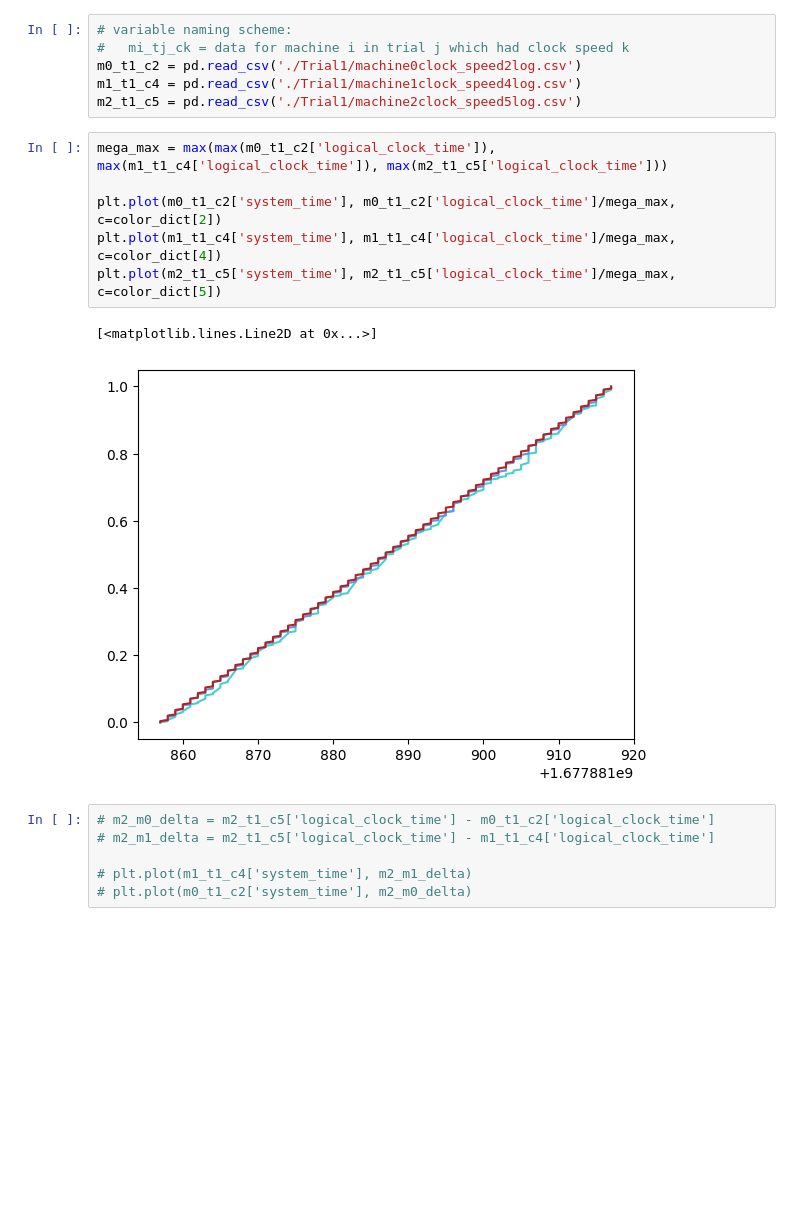
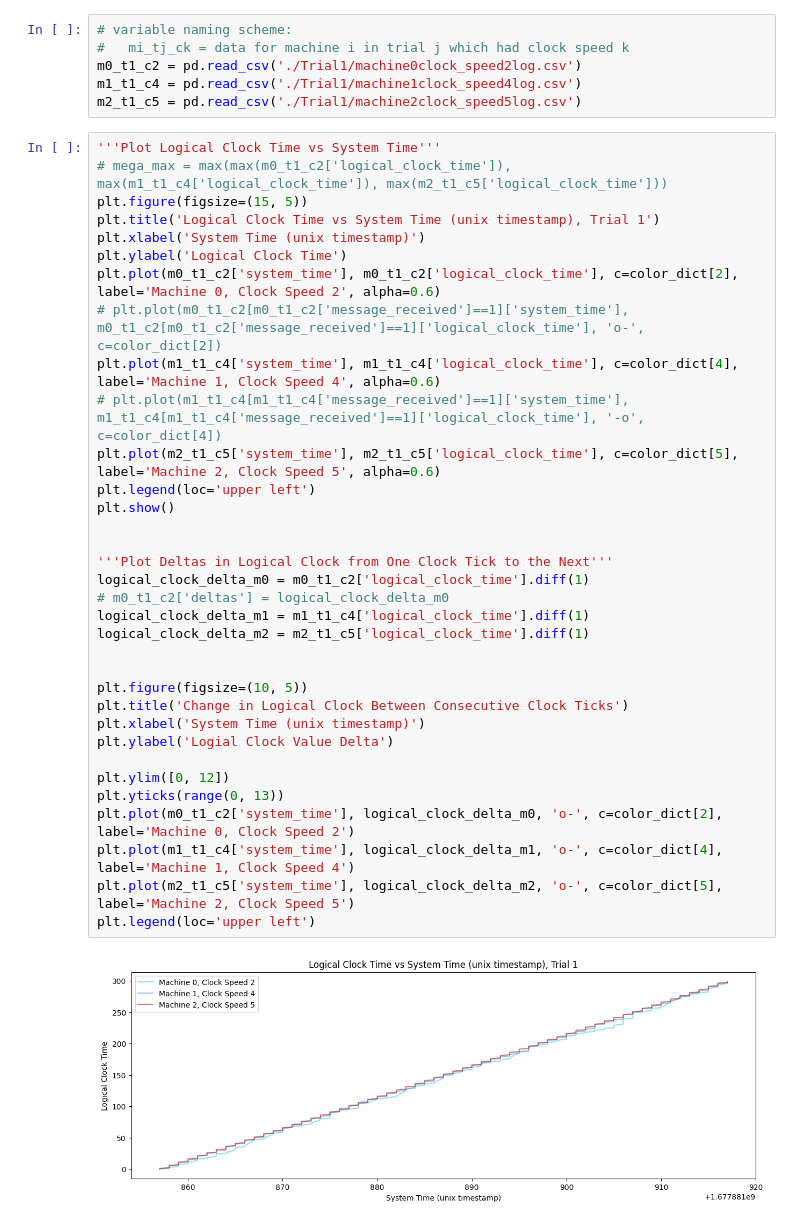
Before and after one commit to carolynwanf/CS262-logical-clocks, a Jupyter notebook: logicalClockAnalysis.ipynb, the cells around one changed output. Cells and saved outputs as stored; diff of their text form; blank space fills up the shorter version.

Commit message:
Adding trials 4 and 5 as well as more plots!

```diff
--- a/logicalClockAnalysis.ipynb
+++ b/logicalClockAnalysis.ipynb
@@ -17,18 +17,39 @@ color_dict = {
 m0_t1_c2 = pd.read_csv('./Trial1/machine0clock_speed2log.csv')
 m1_t1_c4 = pd.read_csv('./Trial1/machine1clock_speed4log.csv')
 m2_t1_c5 = pd.read_csv('./Trial1/machine2clock_speed5log.csv')
-# %%
-mega_max = max(max(m0_t1_c2['logical_clock_time']), max(m1_t1_c4['logical_clock_time']), max(m2_t1_c5['logical_clock_time']))
-
-plt.plot(m0_t1_c2['system_time'], m0_t1_c2['logical_clock_time']/mega_max, c=color_dict[2])
-plt.plot(m1_t1_c4['system_time'], m1_t1_c4['logical_clock_time']/mega_max, c=color_dict[4])
-plt.plot(m2_t1_c5['system_time'], m2_t1_c5['logical_clock_time']/mega_max, c=color_dict[5])
-# %% [output]
-[<matplotlib.lines.Line2D at 0x...>]
-[figure, removed]
-# %%
-# m2_m0_delta = m2_t1_c5['logical_clock_time'] - m0_t1_c2['logical_clock_time']
-# m2_m1_delta = m2_t1_c5['logical_clock_time'] - m1_t1_c4['logical_clock_time']
-
-# plt.plot(m1_t1_c4['system_time'], m2_m1_delta)
-# plt.plot(m0_t1_c2['system_time'], m2_m0_delta)
+# %%
+'''Plot Logical Clock Time vs System Time'''
+# mega_max = max(max(m0_t1_c2['logical_clock_time']), max(m1_t1_c4['logical_clock_time']), max(m2_t1_c5['logical_clock_time']))
+plt.figure(figsize=(15, 5))
+plt.title('Logical Clock Time vs System Time (unix timestamp), Trial 1')
+plt.xlabel('System Time (unix timestamp)')
+plt.ylabel('Logical Clock Time')
+plt.plot(m0_t1_c2['system_time'], m0_t1_c2['logical_clock_time'], c=color_dict[2], label='Machine 0, Clock Speed 2', alpha=0.6)
+# plt.plot(m0_t1_c2[m0_t1_c2['message_received']==1]['system_time'], m0_t1_c2[m0_t1_c2['message_received']==1]['logical_clock_time'], 'o-', c=color_dict[2])
+plt.plot(m1_t1_c4['system_time'], m1_t1_c4['logical_clock_time'], c=color_dict[4], label='Machine 1, Clock Speed 4', alpha=0.6)
+# plt.plot(m1_t1_c4[m1_t1_c4['message_received']==1]['system_time'], m1_t1_c4[m1_t1_c4['message_received']==1]['logical_clock_time'], '-o', c=color_dict[4])
+plt.plot(m2_t1_c5['system_time'], m2_t1_c5['logical_clock_time'], c=color_dict[5], label='Machine 2, Clock Speed 5', alpha=0.6)
+plt.legend(loc='upper left')
+plt.show()
+
+
+'''Plot Deltas in Logical Clock from One Clock Tick to the Next'''
+logical_clock_delta_m0 = m0_t1_c2['logical_clock_time'].diff(1)
+# m0_t1_c2['deltas'] = logical_clock_delta_m0
+logical_clock_delta_m1 = m1_t1_c4['logical_clock_time'].diff(1)
+logical_clock_delta_m2 = m2_t1_c5['logical_clock_time'].diff(1)
+
+
+plt.figure(figsize=(10, 5))
+plt.title('Change in Logical Clock Between Consecutive Clock Ticks')
+plt.xlabel('System Time (unix timestamp)')
+plt.ylabel('Logial Clock Value Delta')
+
+plt.ylim([0, 12])
+plt.yticks(range(0, 13))
+plt.plot(m0_t1_c2['system_time'], logical_clock_delta_m0, 'o-', c=color_dict[2], label='Machine 0, Clock Speed 2')
+plt.plot(m1_t1_c4['system_time'], logical_clock_delta_m1, 'o-', c=color_dict[4], label='Machine 1, Clock Speed 4')
+plt.plot(m2_t1_c5['system_time'], logical_clock_delta_m2, 'o-', c=color_dict[5], label='Machine 2, Clock Speed 5')
+plt.legend(loc='upper left')
+# %% [output]
+[figure, added]
```
Also changed, not shown: parts of 1 cell of this notebook, 6 other files.
